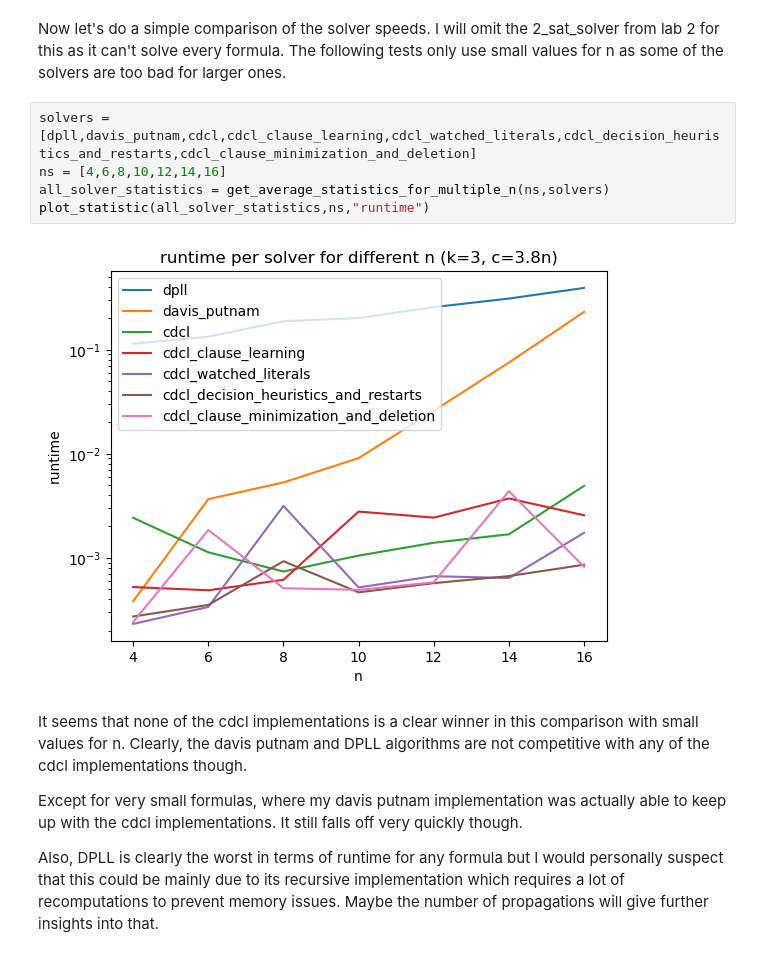
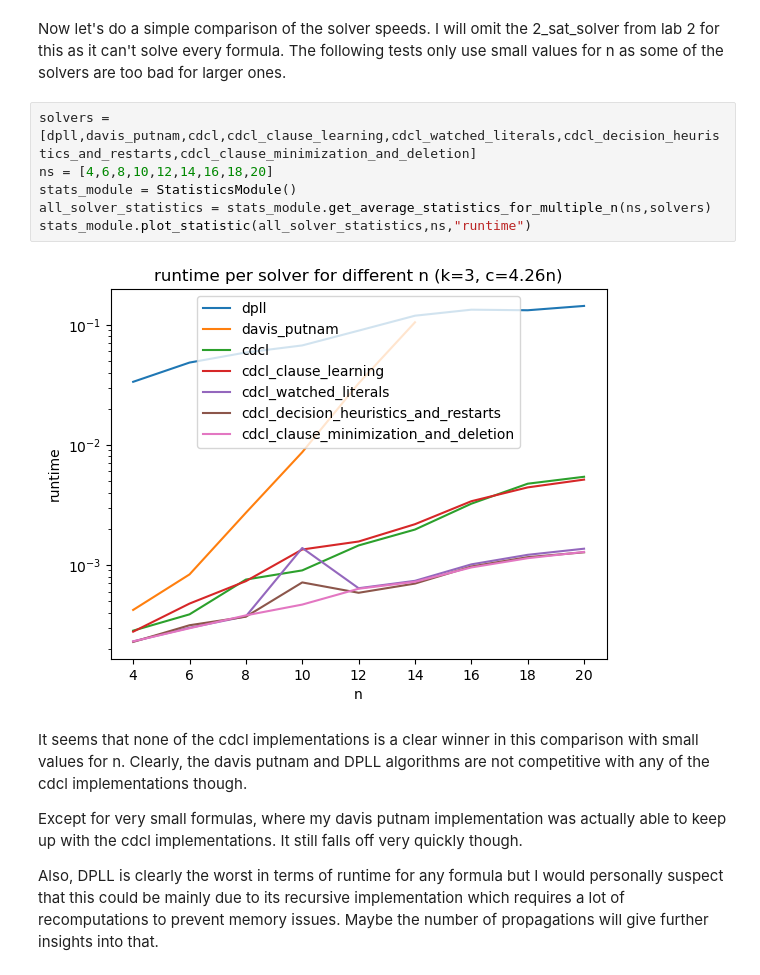
Before and after one commit to NeWildeSache/SAT-Lab, a Jupyter notebook: benchmarks.ipynb, the cells around one changed output. Drawn from its saved outputs; the diff is of its cells as text.

```diff
--- a/benchmarks.ipynb
+++ b/benchmarks.ipynb
@@ -42,11 +47,12 @@ All tests passed!
 Now let's do a simple comparison of the solver speeds. I will omit the 2_sat_solver from lab 2 for this as it can't solve every formula. The following tests only use small values for n as some of the solvers are too bad for larger ones.
 # %%
 solvers = [dpll,davis_putnam,cdcl,cdcl_clause_learning,cdcl_watched_literals,cdcl_decision_heuristics_and_restarts,cdcl_clause_minimization_and_deletion]
-ns = [4,6,8,10,12,14,16]
-all_solver_statistics = get_average_statistics_for_multiple_n(ns,solvers)
-plot_statistic(all_solver_statistics,ns,"runtime")
+ns = [4,6,8,10,12,14,16,18,20]
+stats_module = StatisticsModule()
+all_solver_statistics = stats_module.get_average_statistics_for_multiple_n(ns,solvers)
+stats_module.plot_statistic(all_solver_statistics,ns,"runtime")
 # %% [output]
-[figure, old version]
+[figure, new version]
 # %% [markdown]
 It seems that none of the cdcl implementations is a clear winner in this comparison with small values for n. Clearly, the davis putnam and DPLL algorithms are not competitive with any of the cdcl implementations though.
 
```
Also changed, not shown: parts of 47 cells of this notebook, 6 other files.
